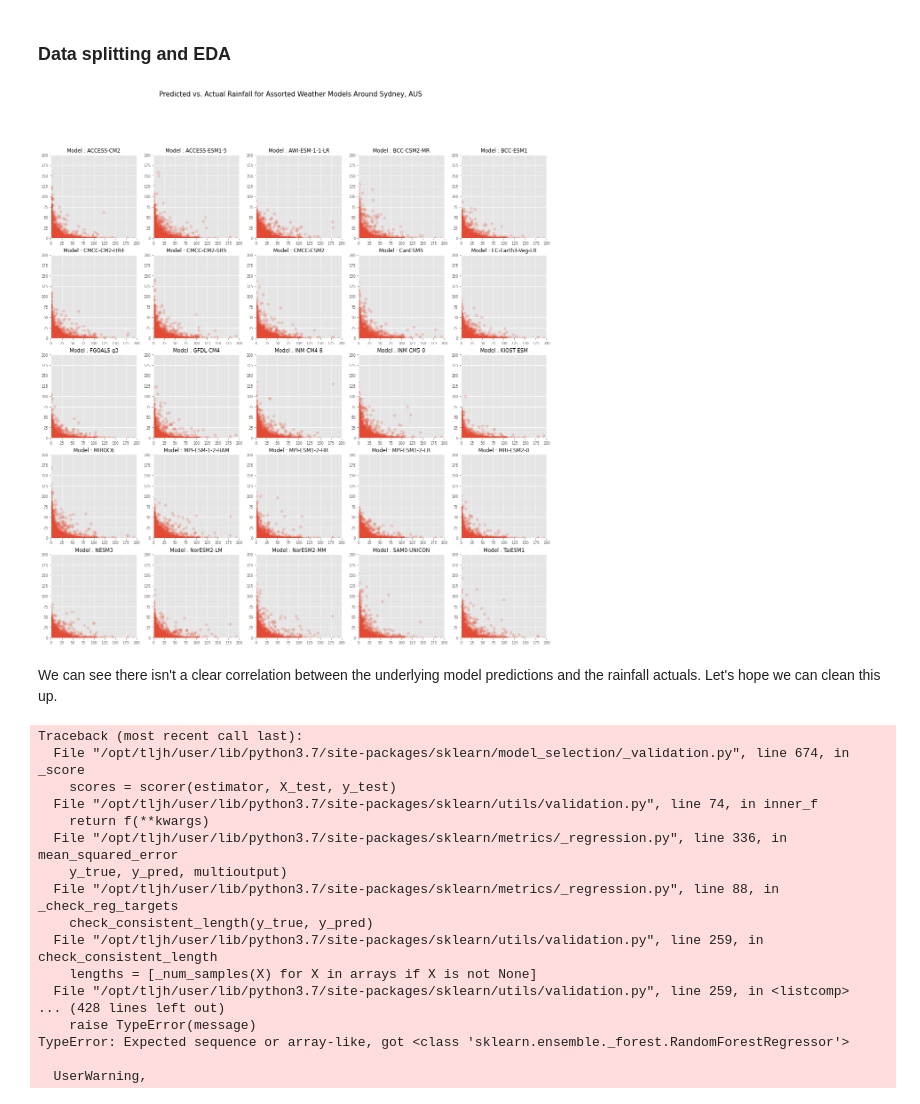
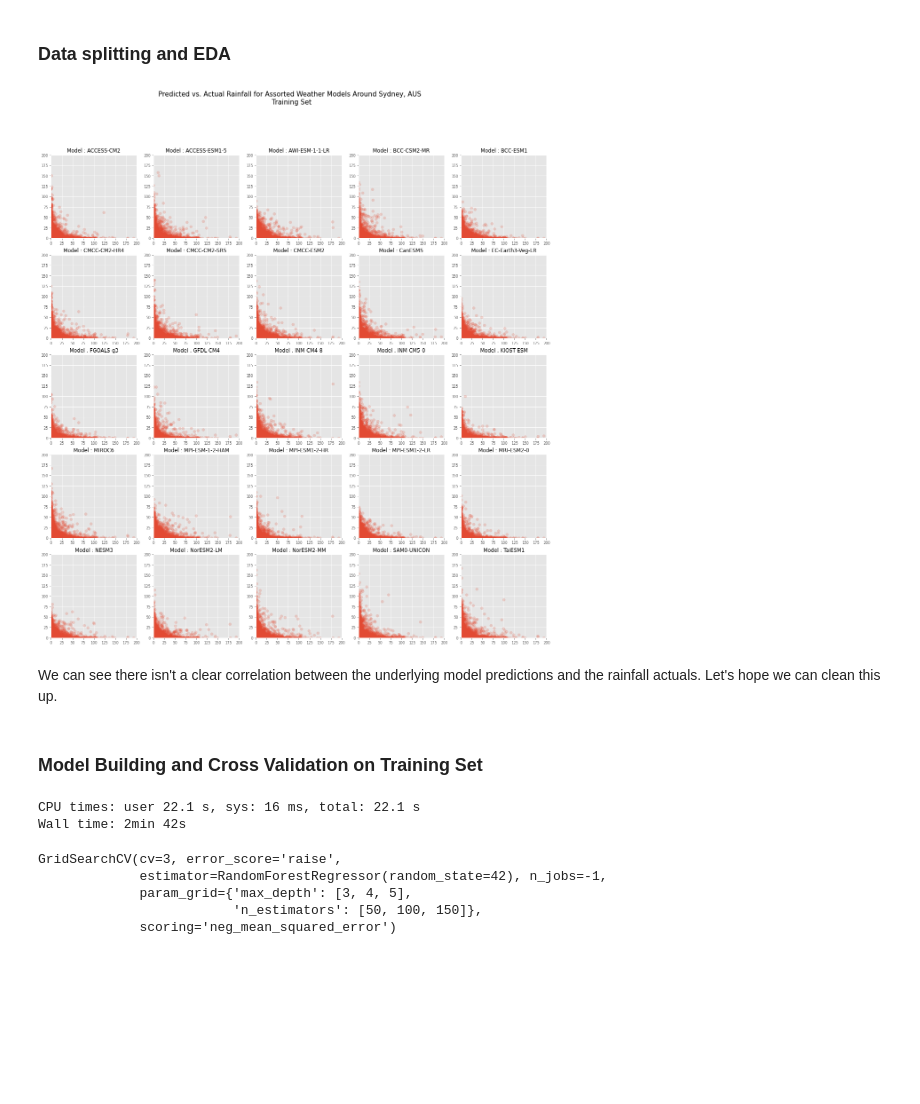
Before and after one commit to UBC-MDS/525_groub10, a Jupyter notebook: notebooks/03-ml_modelling_sklearn.ipynb, the cells around one changed output. Drawn from its saved outputs; the diff is of its cells as text; code cells hidden in the pictures; blank space fills up the shorter version.

Commit message:
First pass at modelling and plots done

```diff
--- a/notebooks/03-ml_modelling_sklearn.ipynb
+++ b/notebooks/03-ml_modelling_sklearn.ipynb
@@ -62,44 +64,44 @@ df_train, df_test = train_test_split(df_modelling.dropna(), test_size=0.2, rando
 # %%
 # Quick scatter matrix of predicted vs. actual for every weather model
 fig,ax = plt.subplots(nrows=5, ncols=5, figsize=(20,20))
-fig.suptitle("Predicted vs. Actual Rainfall for Assorted Weather Models Around Sydney, AUS", fontsize=15)
+fig.suptitle("Predicted vs. Actual Rainfall for Assorted Weather Models Around Sydney, AUS \n Training Set", fontsize=15)
 # fig.get_title().set_fontsize(15)
+
+rmse_train_dict = {}
 
 for i in range(0,25):
     ax[i//5, i % 5].scatter(df_train.iloc[:,25], df_train.iloc[:,i], alpha=0.2)
     ax[i//5, i % 5].set_title(f"Model : {df_train.columns[i]}")
     ax[i//5, i % 5].set_xlim([0, 200])
     ax[i//5, i % 5].set_ylim([0, 200])
+
+    rmse_train_dict[df_train.columns[i]] = np.sqrt(mean_squared_error(df_train.iloc[:,25],df_train.iloc[:,i]))
 # %% [output]
-[figure, old version]
+[figure, new version]
 # %% [markdown]
 We can see there isn't a clear correlation between the underlying model predictions and the rainfall actuals. Let's hope we can clean this up.
+# %% [markdown]
+### Model Building and Cross Validation on Training Set
 # %%
-X, y = df_train.iloc[:, 0:-1].values, df_train.iloc[:,-1].values
+%%time
 
-model = RandomForestRegressor(random_state=42)
+X, y = df_train.loc[:,model_names].values, df_train["observed_rainfall"].values
 
-param_grid = {"n_estimators":[10,30,50,75,100],
-             "max_depth": [5, 10, 30, 50]}
+param_grid = {"n_estimators":[50,100,150],
+             "max_depth": [3,4,5]}
 
-grid_searcher = GridSearchCV(model, param_grid=param_grid, scoring=mean_squared_error, cv=3, refit=True)
+grid_searcher = GridSearchCV(estimator=RandomForestRegressor(random_state=42),
+                             n_jobs=-1,
+                             param_grid=param_grid,
+                             scoring="neg_mean_squared_error",
+                             cv=3, refit=True, error_score="raise")
 
 grid_searcher.fit(X,y)
 # %% [output]
-Traceback (most recent call last):
-  File "/opt/tljh/user/lib/python3.7/site-packages/sklearn/model_selection/_validation.py", line 674, in _score
-    scores = scorer(estimator, X_test, y_test)
-  File "/opt/tljh/user/lib/python3.7/site-packages/sklearn/utils/validation.py", line 74, in inner_f
-    return f(**kwargs)
-  File "/opt/tljh/user/lib/python3.7/site-packages/sklearn/metrics/_regression.py", line 336, in mean_squared_error
-    y_true, y_pred, multioutput)
-  File "/opt/tljh/user/lib/python3.7/site-packages/sklearn/metrics/_regression.py", line 88, in _check_reg_targets
-    check_consistent_length(y_true, y_pred)
-  File "/opt/tljh/user/lib/python3.7/site-packages/sklearn/utils/validation.py", line 259, in check_consistent_length
-    lengths = [_num_samples(X) for X in arrays if X is not None]
-  File "/opt/tljh/user/lib/python3.7/site-packages/sklearn/utils/validation.py", line 259, in <listcomp>
-... (428 lines left out)
-    raise TypeError(message)
-TypeError: Expected sequence or array-like, got <class 'sklearn.ensemble._forest.RandomForestRegressor'>
-
-  UserWarning,
+CPU times: user 22.1 s, sys: 16 ms, total: 22.1 s
+Wall time: 2min 42s
+GridSearchCV(cv=3, error_score='raise',
+             estimator=RandomForestRegressor(random_state=42), n_jobs=-1,
+             param_grid={'max_depth': [3, 4, 5],
+                         'n_estimators': [50, 100, 150]},
+             scoring='neg_mean_squared_error')
```
Also changed, not shown: parts of 16 cells of this notebook, 1 other file.
